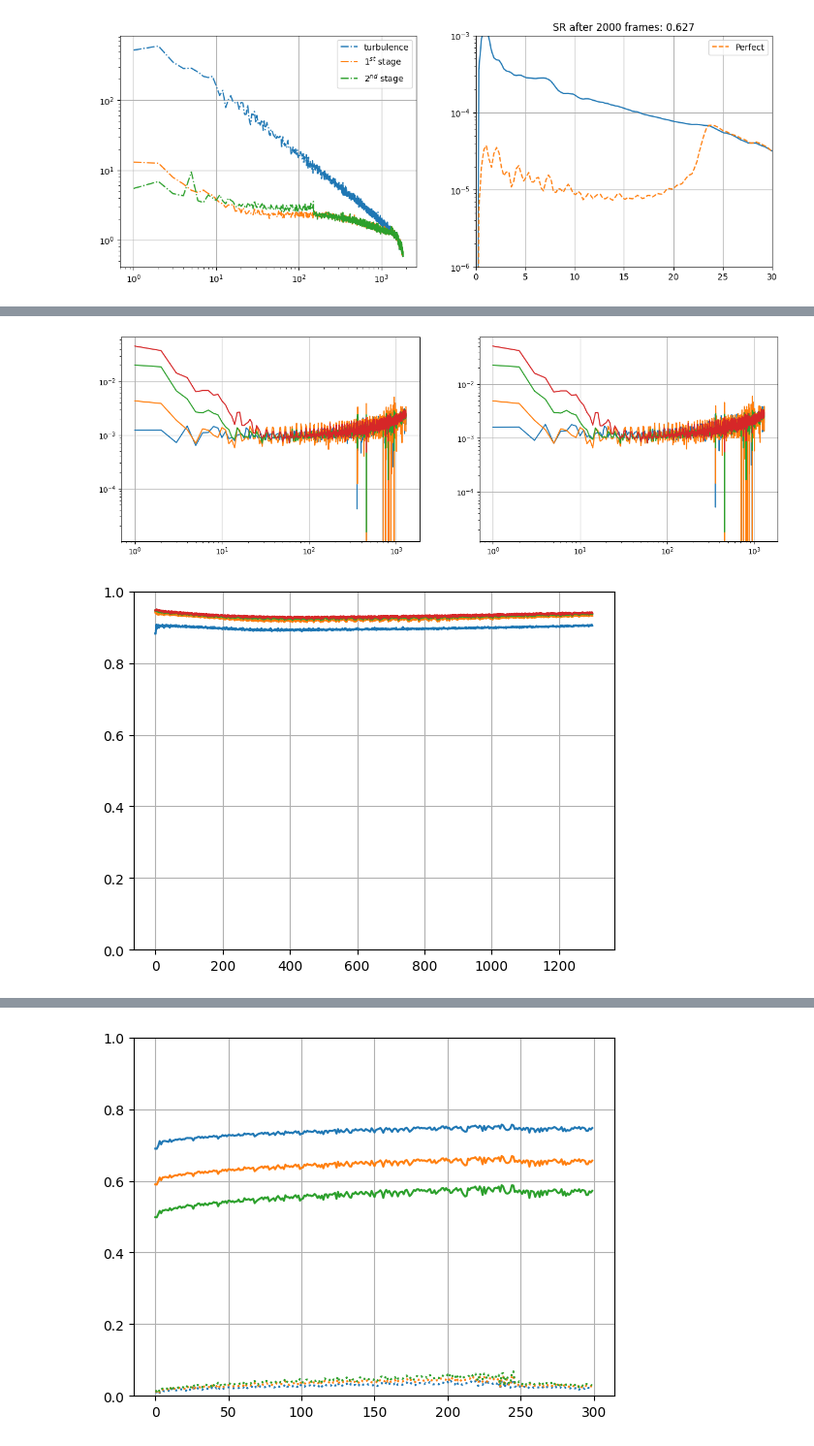
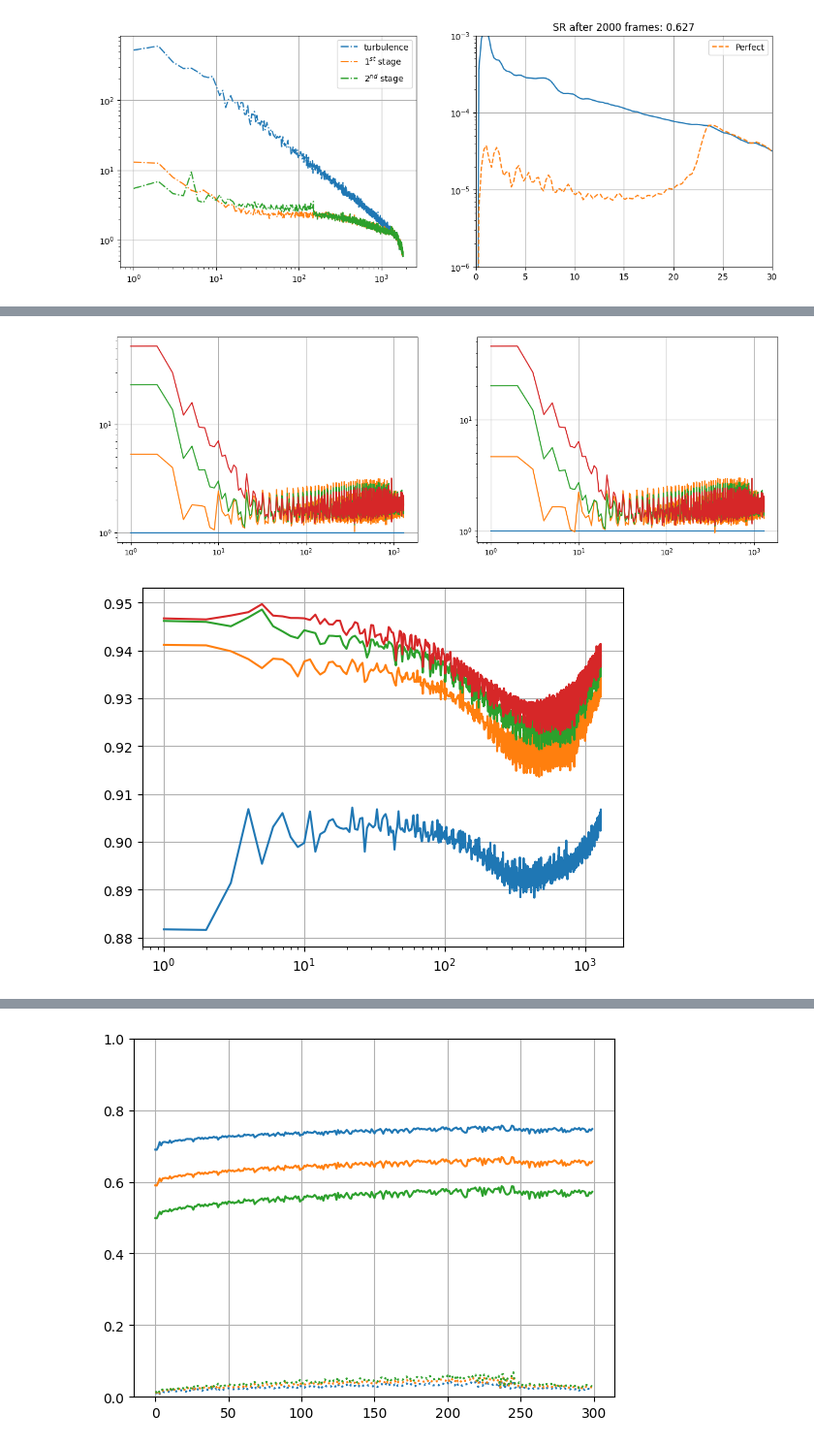
Before and after one commit to Menessao/SPECULA, a Jupyter notebook: config/SensorFusion/paperPlots.ipynb, the cells around one changed output, grey strips where cells are left out. Shown at 97% size. Drawn from its saved outputs; the diff is of its cells as text; code cells hidden in the pictures.

```diff
--- a/config/SensorFusion/paperPlots.ipynb
+++ b/config/SensorFusion/paperPlots.ipynb
@@ -257,49 +378,50 @@ rec3 = fits.getdata('/raid1/mmenessini/calibration/RISTRETTO/rec/pyr3.0_48x48_13
 sn0 = fits.getdata('/raid1/mmenessini/calibration/RISTRETTO/slopenulls/pyr0.0_48x48_s0.90_1300modes_sn.fits')
 sn1 = fits.getdata('/raid1/mmenessini/calibration/RISTRETTO/slopenulls/pyr1.0_48x48_s0.90_1300modes_sn.fits')
 sn2 = fits.getdata('/raid1/mmenessini/calibration/RISTRETTO/slopenulls/pyr2.0_48x48_s0.90_1300modes_sn.fits')
 sn3 = fits.getdata('/raid1/mmenessini/calibration/RISTRETTO/slopenulls/pyr3.0_48x48_s0.90_1300modes_sn.fits')
 
 alias0 = fits.getdata('/raid1/mmenessini/calibration/RISTRETTO/aliasing/pyr0.0_48x48_s0.90_1300modes_alias.fits')
 alias1 = fits.getdata('/raid1/mmenessini/calibration/RISTRETTO/aliasing/pyr1.0_48x48_s0.90_1300modes_alias.fits')
 alias2 = fits.getdata('/raid1/mmenessini/calibration/RISTRETTO/aliasing/pyr2.0_48x48_s0.90_1300modes_alias.fits')
 alias3 = fits.getdata('/raid1/mmenessini/calibration/RISTRETTO/aliasing/pyr3.0_48x48_s0.90_1300modes_alias.fits')
 
 N = 1300
 og0 = np.diag(rec0 @ simpc09p0)
 og1 = np.diag(rec1 @ simpc09p1)
 og2 = np.diag(rec2 @ simpc09p2)
 og3 = np.diag(rec3 @ simpc09p3)
 
 RON = 0.5
 Nphot = 1e+6
-cov0 = rec_noise(rec=rec0,frame=frame09p0,mask=pyr48_mask,sn=sn0,RON=RON,Nphot=Nphot)
-cov1 = rec_noise(rec=rec1,frame=frame09p1,mask=pyr48_mask,sn=sn1,RON=RON,Nphot=Nphot)
-cov2 = rec_noise(rec=rec2,frame=frame09p2,mask=pyr48_mask,sn=sn2,RON=RON,Nphot=Nphot)
-cov3 = rec_noise(rec=rec3,frame=frame09p3,mask=pyr48_mask,sn=sn3,RON=RON,Nphot=Nphot)
+cov0 = rec_noise(rec=rec0,frame=frame09p0,mask=pyr48_mask,sn=sn0+2e-2,RON=RON,Nphot=Nphot)
+cov1 = rec_noise(rec=rec1,frame=frame09p1,mask=pyr48_mask,sn=sn1+2e-2,RON=RON,Nphot=Nphot)
+cov2 = rec_noise(rec=rec2,frame=frame09p2,mask=pyr48_mask,sn=sn2+2e-2,RON=RON,Nphot=Nphot)
+cov3 = rec_noise(rec=rec3,frame=frame09p3,mask=pyr48_mask,sn=sn3+2e-2,RON=RON,Nphot=Nphot)
 
 x = np.arange(N)+1
 
 plt.figure(figsize=(16,5))
 plt.subplot(1,2,1)
-plt.loglog(x,cov0)
-plt.loglog(x,cov1)
-plt.loglog(x,cov2)
-plt.loglog(x,cov3)
+plt.loglog(x,cov0/cov0)
+plt.loglog(x,cov1/cov0)
+plt.loglog(x,cov2/cov0)
+plt.loglog(x,cov3/cov0)
 plt.grid()
 plt.subplot(1,2,2)
-plt.loglog(x,cov0/og0**2)
-plt.loglog(x,cov1/og1**2)
-plt.loglog(x,cov2/og2**2)
-plt.loglog(x,cov3/og3**2)
+plt.loglog(x,cov0/og0**2/cov0*og0**2)
+plt.loglog(x,cov1/og1**2/cov0*og0**2)
+plt.loglog(x,cov2/og2**2/cov0*og0**2)
+plt.loglog(x,cov3/og3**2/cov0*og0**2)
 plt.grid()
 
 plt.figure()
-plt.plot(og0)
-plt.plot(og1)
-plt.plot(og2)
-plt.plot(og3)
-plt.ylim([0,1])
+plt.plot(x,og0)
+plt.plot(x,og1)
+plt.plot(x,og2)
+plt.plot(x,og3)
+# plt.ylim([0,1])
+plt.xscale('log')
 plt.grid()
 # %% [output]
-[figure, old version]
+[figure, new version]
-[figure, old version]
+[figure, new version]
```
Also changed, not shown: parts of 7 cells of this notebook, 8 other files.
